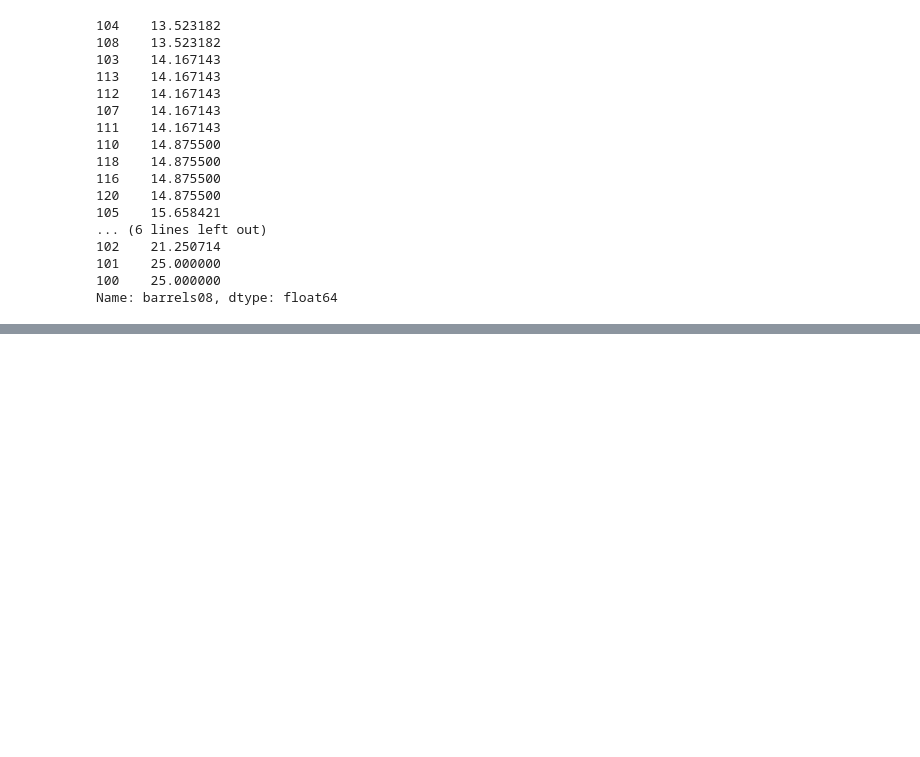
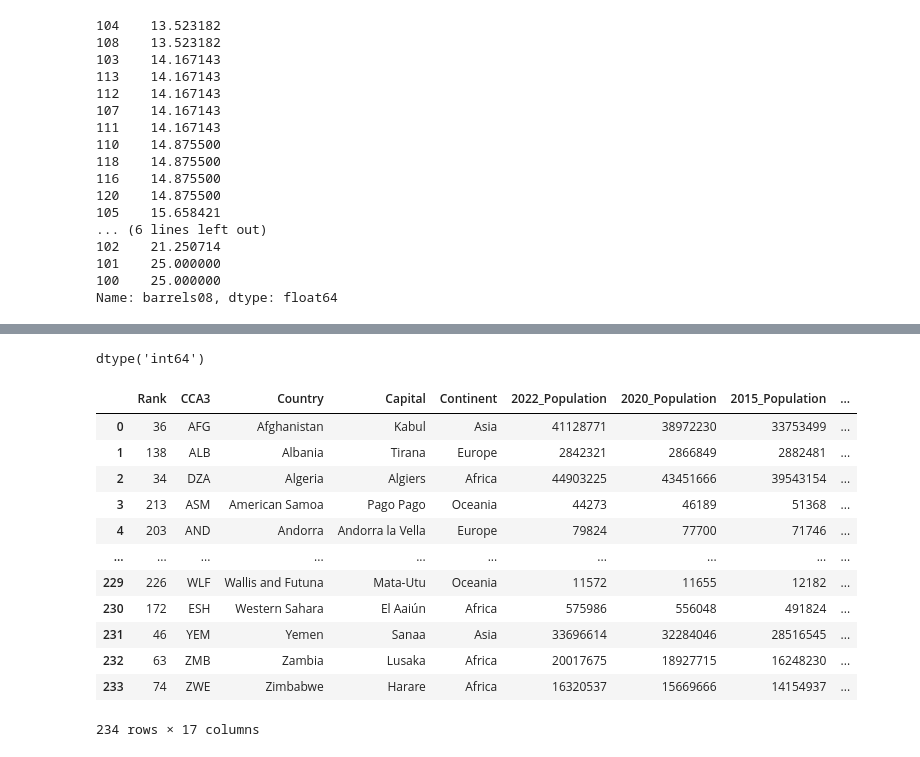
Before and after one commit to Ahmed-ui94/web_programming, a Jupyter notebook: pandas1/pandas.ipynb, the cells around one changed output, grey strips where cells are left out. Drawn from its saved outputs; the diff is of its cells as text; code cells hidden in the pictures; blank space fills up the shorter version.

```diff
--- a/pandas1/pandas.ipynb
+++ b/pandas1/pandas.ipynb
@@ -582,0 +621,21 @@ Name: barrels08, dtype: float64
+# %%
+city_mpg.dtype
+# %% [output]
+dtype('int64')
+# %%
+df.columns = df.columns.str.replace(' ', '_')
+df
+# %% [output]
+|  | Rank | CCA3 | Country | Capital | Continent | 2022_Population | 2020_Population | 2015_Population | ... |
+| 0 | 36 | AFG | Afghanistan | Kabul | Asia | 41128771 | 38972230 | 33753499 | ... |
+| 1 | 138 | ALB | Albania | Tirana | Europe | 2842321 | 2866849 | 2882481 | ... |
+| 2 | 34 | DZA | Algeria | Algiers | Africa | 44903225 | 43451666 | 39543154 | ... |
+| 3 | 213 | ASM | American Samoa | Pago Pago | Oceania | 44273 | 46189 | 51368 | ... |
+| 4 | 203 | AND | Andorra | Andorra la Vella | Europe | 79824 | 77700 | 71746 | ... |
+| ... | ... | ... | ... | ... | ... | ... | ... | ... | ... |
+| 229 | 226 | WLF | Wallis and Futuna | Mata-Utu | Oceania | 11572 | 11655 | 12182 | ... |
+| 230 | 172 | ESH | Western Sahara | El Aaiún | Africa | 575986 | 556048 | 491824 | ... |
+| 231 | 46 | YEM | Yemen | Sanaa | Asia | 33696614 | 32284046 | 28516545 | ... |
+| 232 | 63 | ZMB | Zambia | Lusaka | Africa | 20017675 | 18927715 | 16248230 | ... |
+| 233 | 74 | ZWE | Zimbabwe | Harare | Africa | 16320537 | 15669666 | 14154937 | ... |
+234 rows × 17 columns
```
Also changed, not shown: parts of 32 cells of this notebook, 5 other files.
